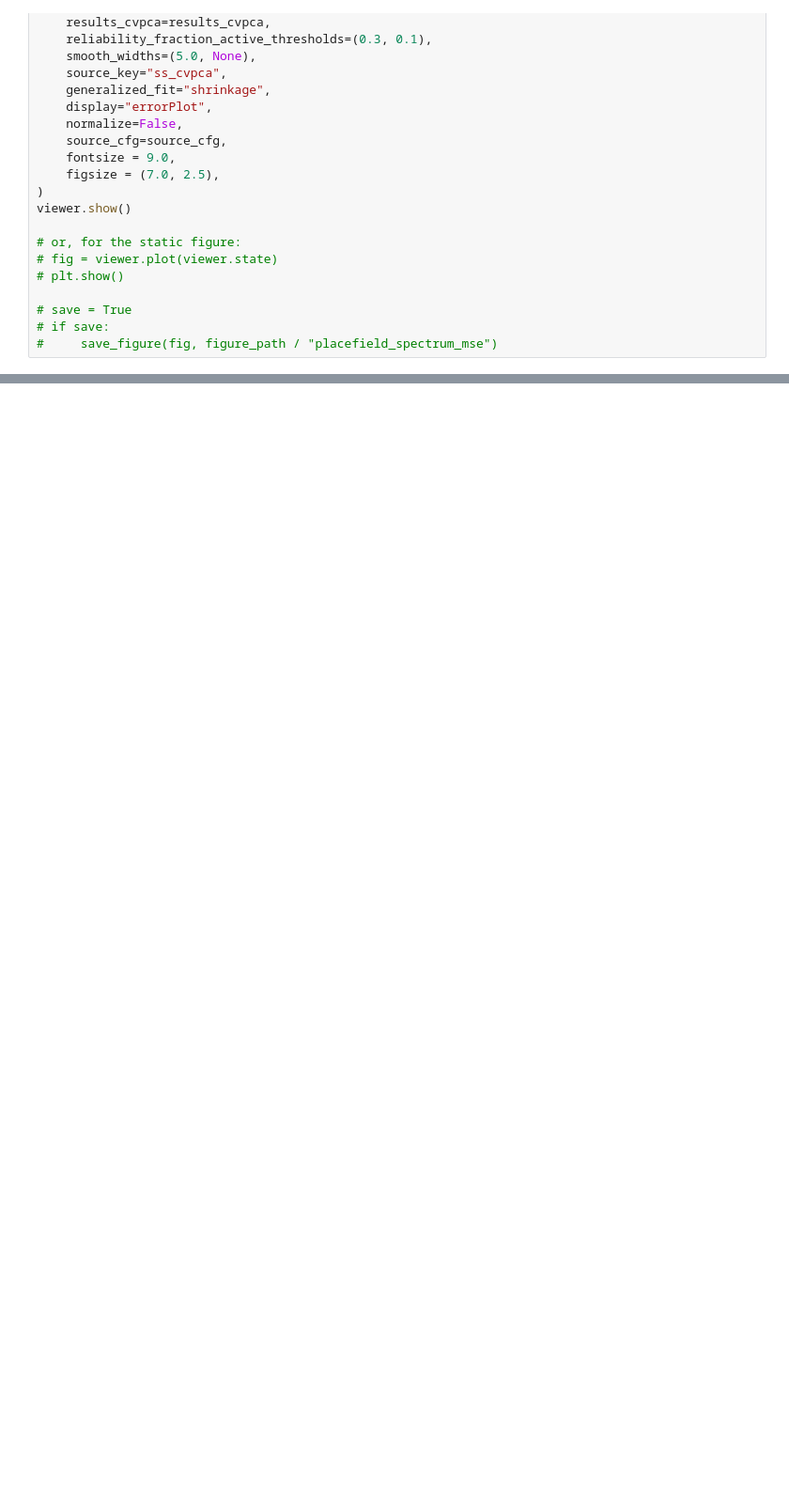
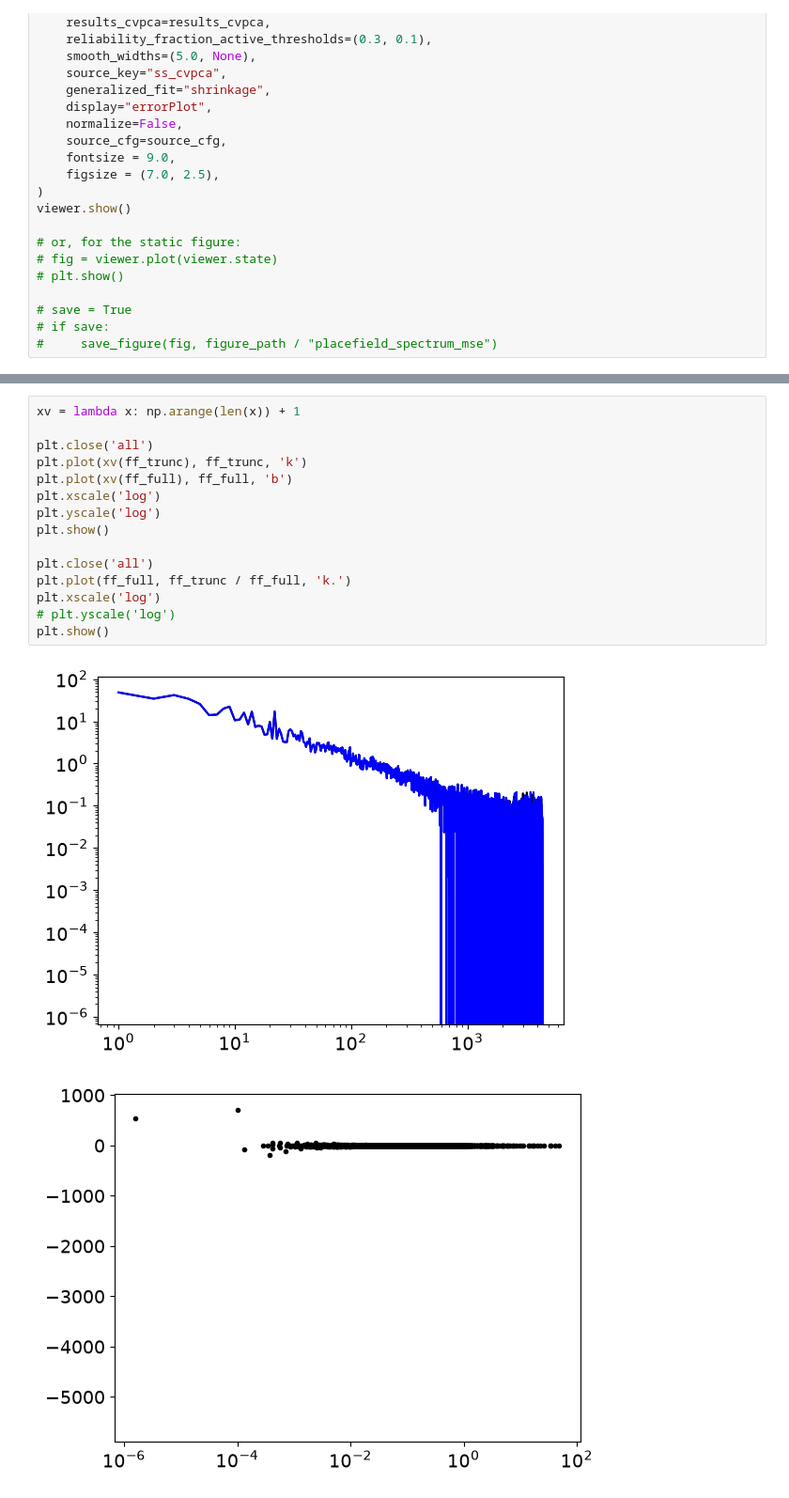
Before and after one commit to landoskape/vrAnalysis, a Jupyter notebook: dimensionality_manuscript/dim_spectra_figures_refactor.ipynb, the cells around one changed output, grey strips where cells are left out. Shown at 94% size. Drawn from its saved outputs; the diff is of its cells as text; blank space fills up the shorter version.

```diff
--- a/dimensionality_manuscript/dim_spectra_figures_refactor.ipynb
+++ b/dimensionality_manuscript/dim_spectra_figures_refactor.ipynb
@@ -497,0 +619,18 @@ viewer.show()
+# %%
+xv = lambda x: np.arange(len(x)) + 1
+
+plt.close('all')
+plt.plot(xv(ff_trunc), ff_trunc, 'k')
+plt.plot(xv(ff_full), ff_full, 'b')
+plt.xscale('log')
+plt.yscale('log')
+plt.show()
+
+plt.close('all')
+plt.plot(ff_full, ff_trunc / ff_full, 'k.')
+plt.xscale('log')
+# plt.yscale('log')
+plt.show()
+# %% [output]
+[figure, added]
+[figure, added]
```
Also changed, not shown: parts of 7 cells of this notebook, 4 other files.
